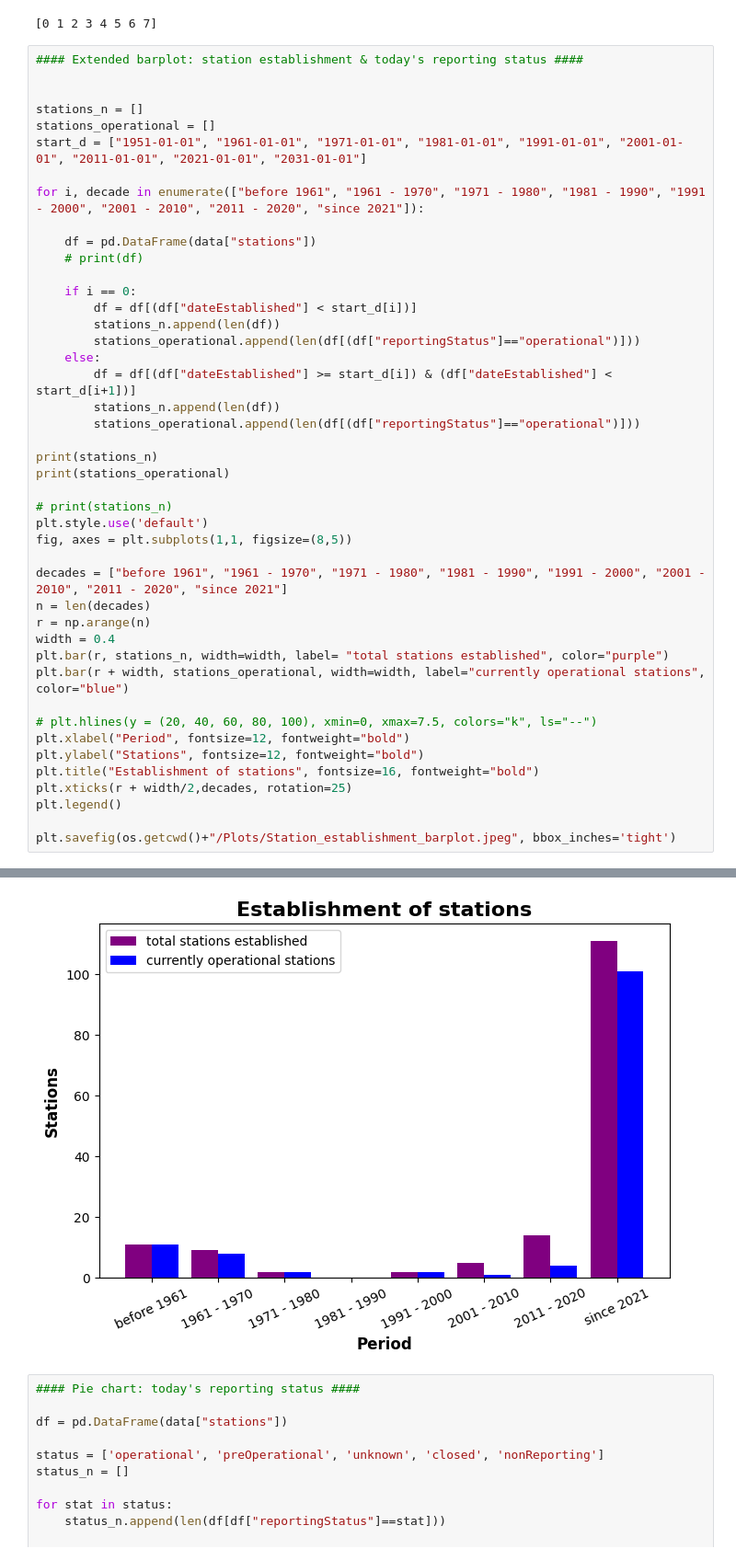
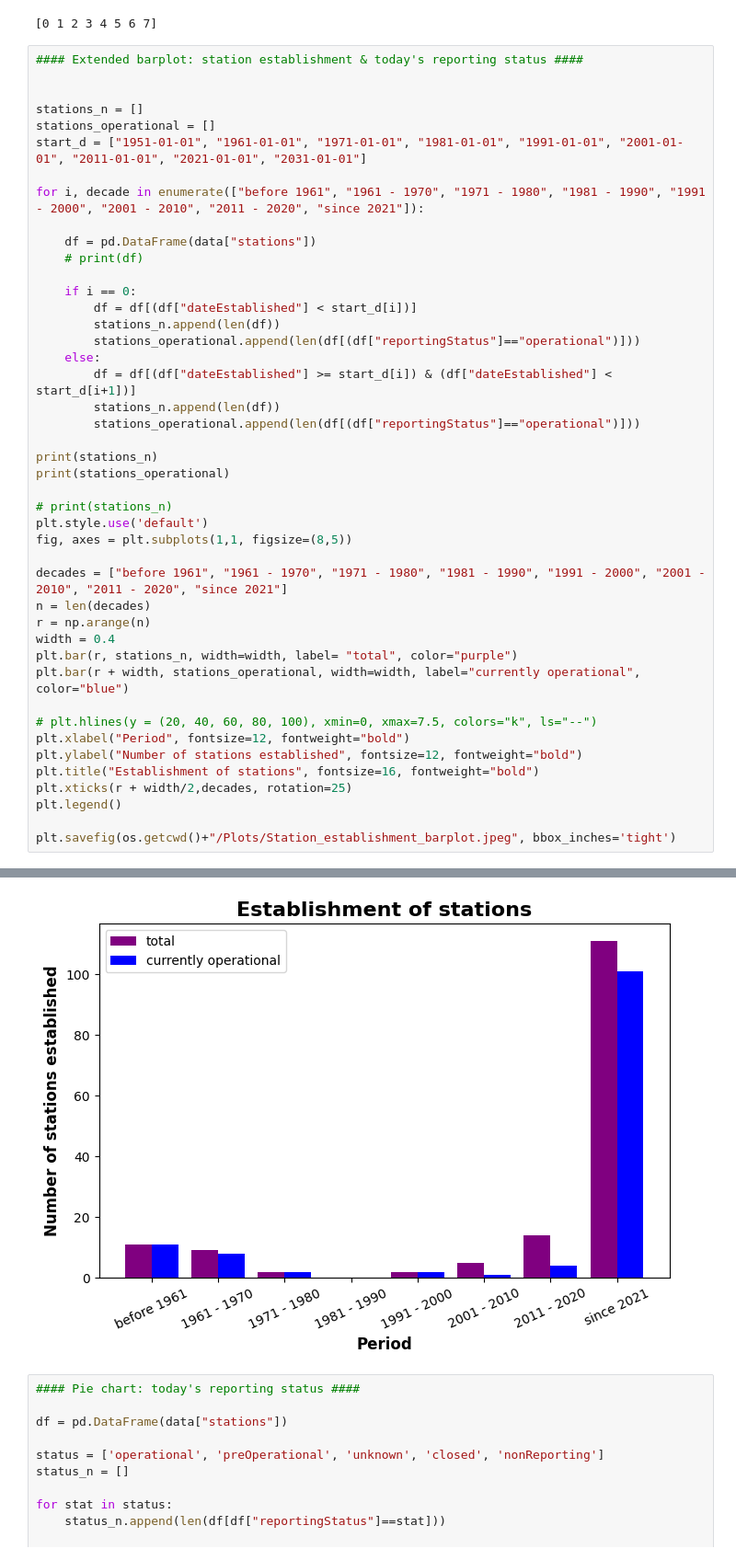
Before and after one commit to joergklausen/oscar-analysis, a Jupyter notebook: Overview Plots.ipynb, the cells around one changed output, grey strips where cells are left out. Shown at 92% size. Cells and saved outputs as stored; diff of their text form.

Commit message:
update overview plots

```diff
--- a/sandbox.ipynb
+++ b/Overview Plots.ipynb
@@ -467,37 +467,37 @@ for i, decade in enumerate(["before 1961", "1961 - 1970", "1971 - 1980", "1981 -
         df = df[(df["dateEstablished"] < start_d[i])]
         stations_n.append(len(df))
         stations_operational.append(len(df[(df["reportingStatus"]=="operational")]))
     else:
         df = df[(df["dateEstablished"] >= start_d[i]) & (df["dateEstablished"] < start_d[i+1])]
         stations_n.append(len(df))
         stations_operational.append(len(df[(df["reportingStatus"]=="operational")]))
 
 print(stations_n)
 print(stations_operational)
 
 # print(stations_n)
 plt.style.use('default')
 fig, axes = plt.subplots(1,1, figsize=(8,5))
 
 decades = ["before 1961", "1961 - 1970", "1971 - 1980", "1981 - 1990", "1991 - 2000", "2001 - 2010", "2011 - 2020", "since 2021"]
 n = len(decades)
 r = np.arange(n)
 width = 0.4
-plt.bar(r, stations_n, width=width, label= "total stations established", color="purple")
-plt.bar(r + width, stations_operational, width=width, label="currently operational stations", color="blue")
+plt.bar(r, stations_n, width=width, label= "total", color="purple")
+plt.bar(r + width, stations_operational, width=width, label="currently operational", color="blue")
 
 # plt.hlines(y = (20, 40, 60, 80, 100), xmin=0, xmax=7.5, colors="k", ls="--")
 plt.xlabel("Period", fontsize=12, fontweight="bold")
-plt.ylabel("Stations", fontsize=12, fontweight="bold")
+plt.ylabel("Number of stations established", fontsize=12, fontweight="bold")
 plt.title("Establishment of stations", fontsize=16, fontweight="bold")
 plt.xticks(r + width/2,decades, rotation=25)
 plt.legend()
 
 plt.savefig(os.getcwd()+"/Plots/Station_establishment_barplot.jpeg", bbox_inches='tight')
 # %% [output]
 [11, 9, 2, 0, 2, 5, 14, 111]
 [11, 8, 2, 0, 2, 1, 4, 101]
-[figure, old version]
+[figure, new version]
 # %%
 #### Pie chart: today's reporting status ####
 
```
Also changed, not shown: parts of 7 cells of this notebook, 10 other files.
